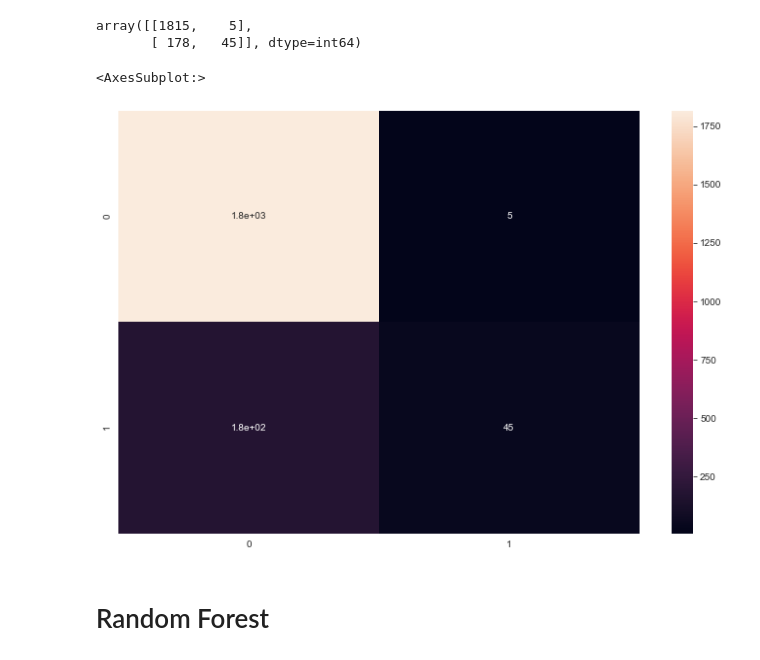
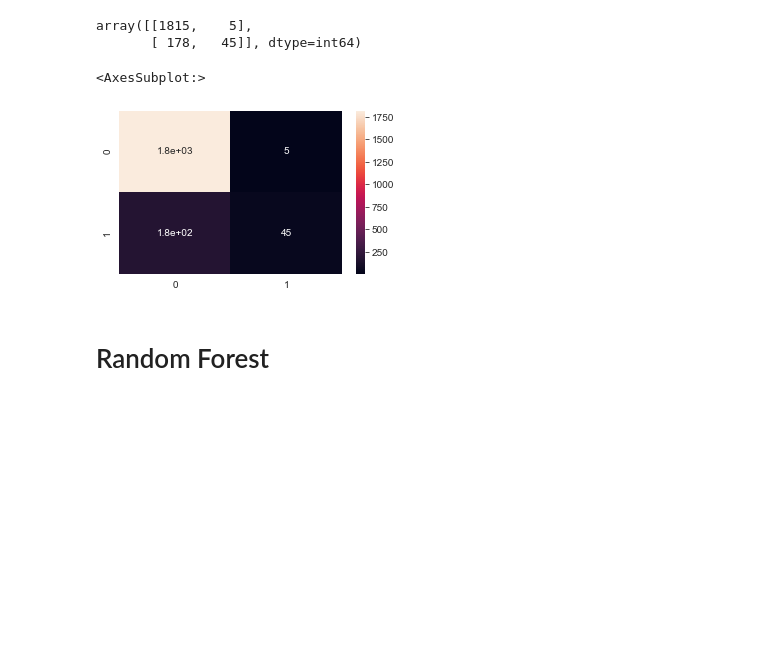
Before and after one commit to marksilas/Telecoms-Customer-Churn-Prediction, a Jupyter notebook: 09-11-2020 ML Course Nigeria Project 'Mark Silas'.ipynb, the cells around one changed output. Drawn from its saved outputs; the diff is of its cells as text; code cells hidden in the pictures; blank space fills up the shorter version.

```diff
--- a/09-11-2020 ML Course Nigeria Project 'Mark Silas'.ipynb
+++ b/09-11-2020 ML Course Nigeria Project 'Mark Silas'.ipynb
@@ -302,4 +312,0 @@ log = LogisticRegression(solver="liblinear", C=10, random_state=42, n_jobs=-1)
-# %%
-#Applying standardisation
-scaler = StandardScaler()
-log.fit(scaler.fit_transform(X_train), y_train)
@@ -328,0 +313,9 @@ array([0, 0, 0, ..., 0, 0, 0], dtype=int64)
+# %%
+def trainer(X_train, y_train,):
+    classifiers = [log, dct, svc, rfc, knn, gbc]
+    for classifier in classifiers:
+        metrics = model_testing(classifier)
+        print(metrics)
+        print(classifier)
+
+trainer(X_train, y_train)
@@ -381,3 +387,0 @@ gsc = GridSearchCV(estimator = log, param_grid  = {"C": [0.1,0.01,0.001,10,1]},
-# %%
-#Fitting the model
-gsc.fit(X_train, y_train)
@@ -459,2 +422,0 @@ from sklearn.svm import SVC
-# %%
-svc = SVC(C=10, probability=True)
@@ -491,10 +437,10 @@ array([[1815,    5],
        [ 178,   45]], dtype=int64)
 # %%
 con_matrix = confusion_matrix(y_train, svc.predict(X_train))
-plt.figure(figsize=(12, 8))
+plt.figure(figsize=(5, 3))
 sns.heatmap(con_matrix, annot=True)
 # %% [output]
 <AxesSubplot:>
-[figure, old version]
+[figure, new version]
 # %% [markdown]
 # Random Forest
```
Also changed, not shown: parts of 47 cells of this notebook.
